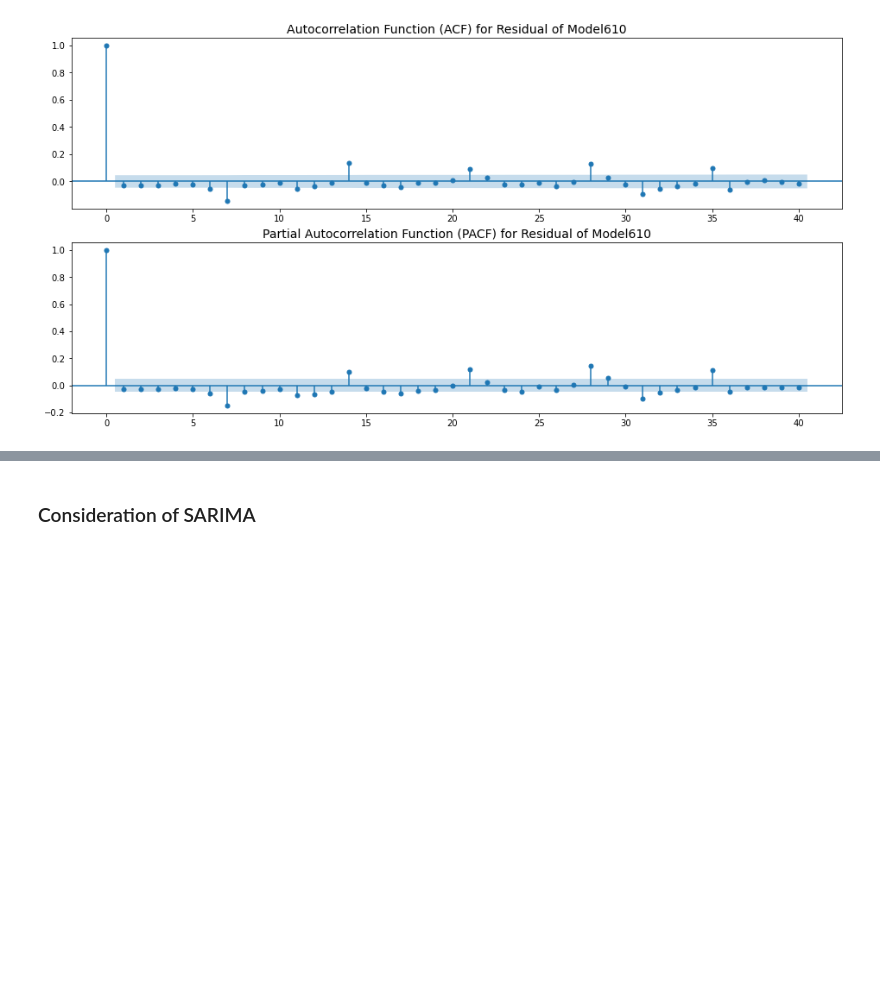
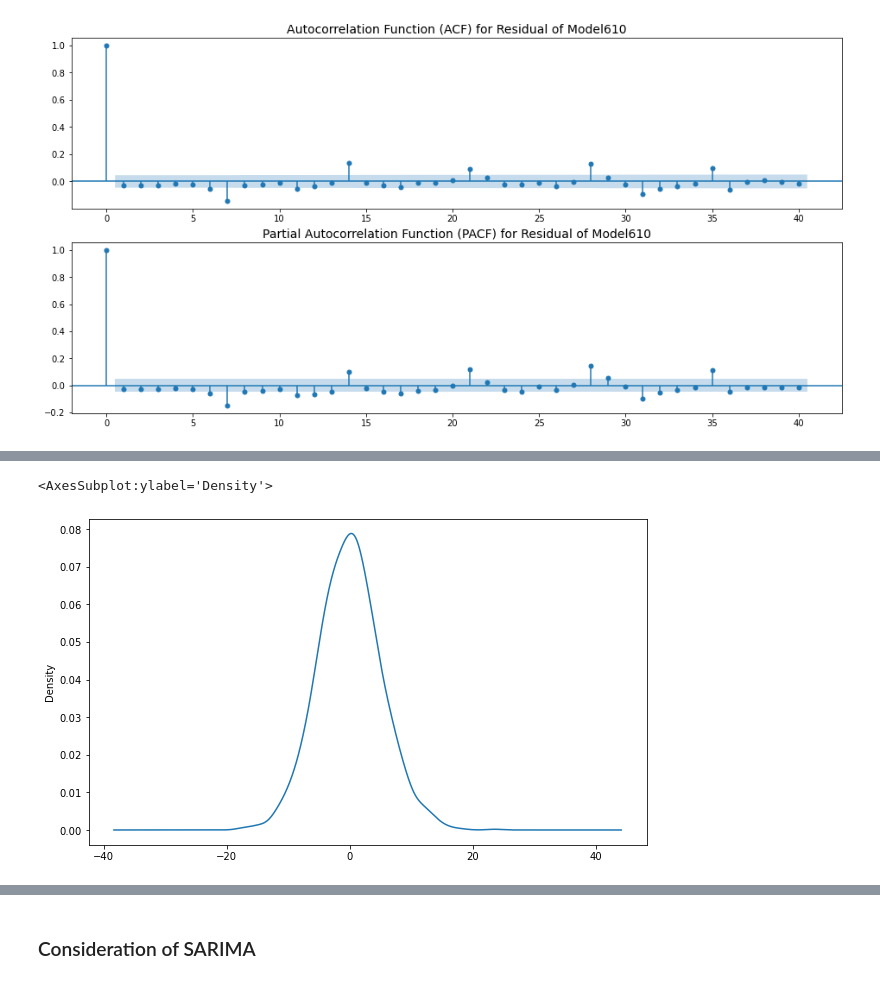
Before and after one commit to KaiFormosa/Sales_Demand_Forecast, a Jupyter notebook: Sales_Demand_Forecast.ipynb, the cells around one changed output, grey strips where cells are left out. Saved outputs shown, nothing was run; the diff lists cells and outputs as text; code cells hidden in the pictures; blank space fills up the shorter version.

```diff
--- a/Sales_Demand_Forecast.ipynb
+++ b/Sales_Demand_Forecast.ipynb
@@ -323,0 +367,6 @@ Text(0.5, 1.0, 'Partial Autocorrelation Function (PACF) for Residual of Model610
+# %%
+plt.figure(figsize=(10,6))
+resid.plot(kind='kde')
+# %% [output]
+<AxesSubplot:ylabel='Density'>
+[figure, added]
```
Also changed, not shown: parts of 35 cells of this notebook, 1 other file.
